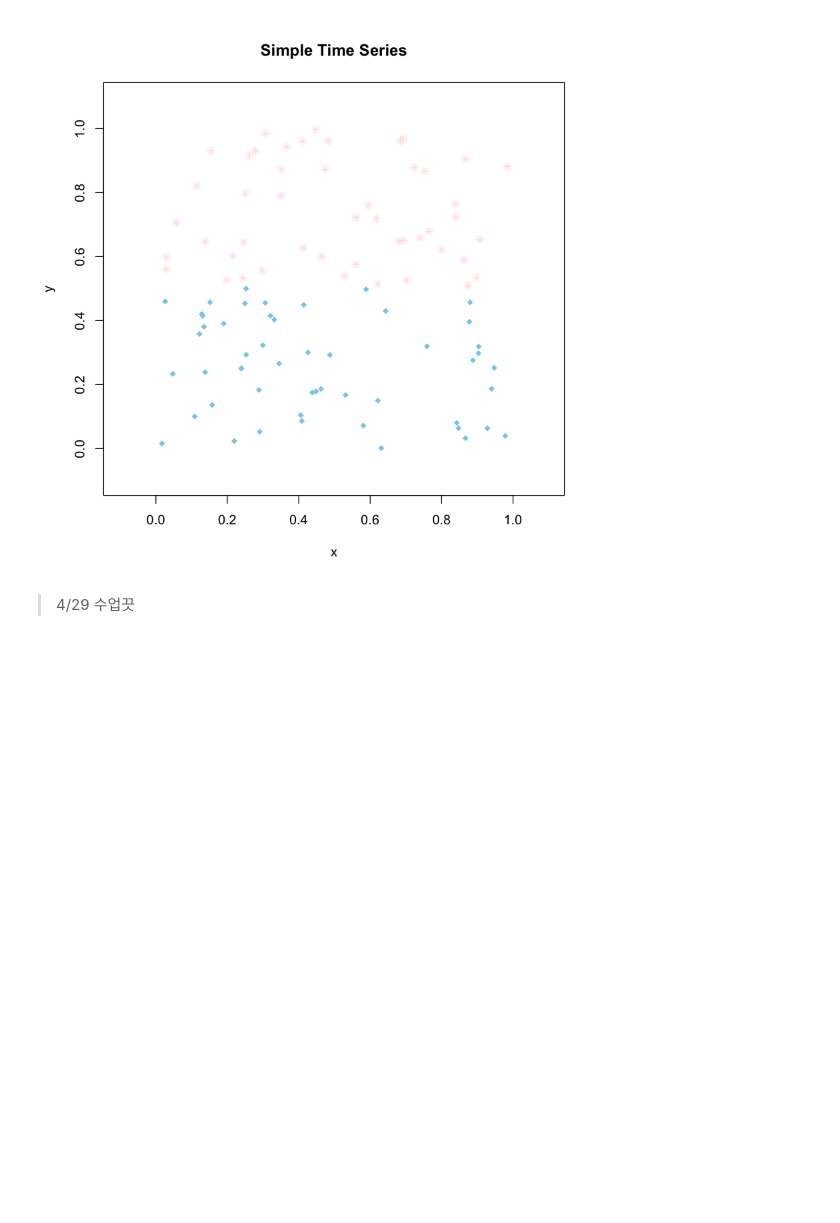
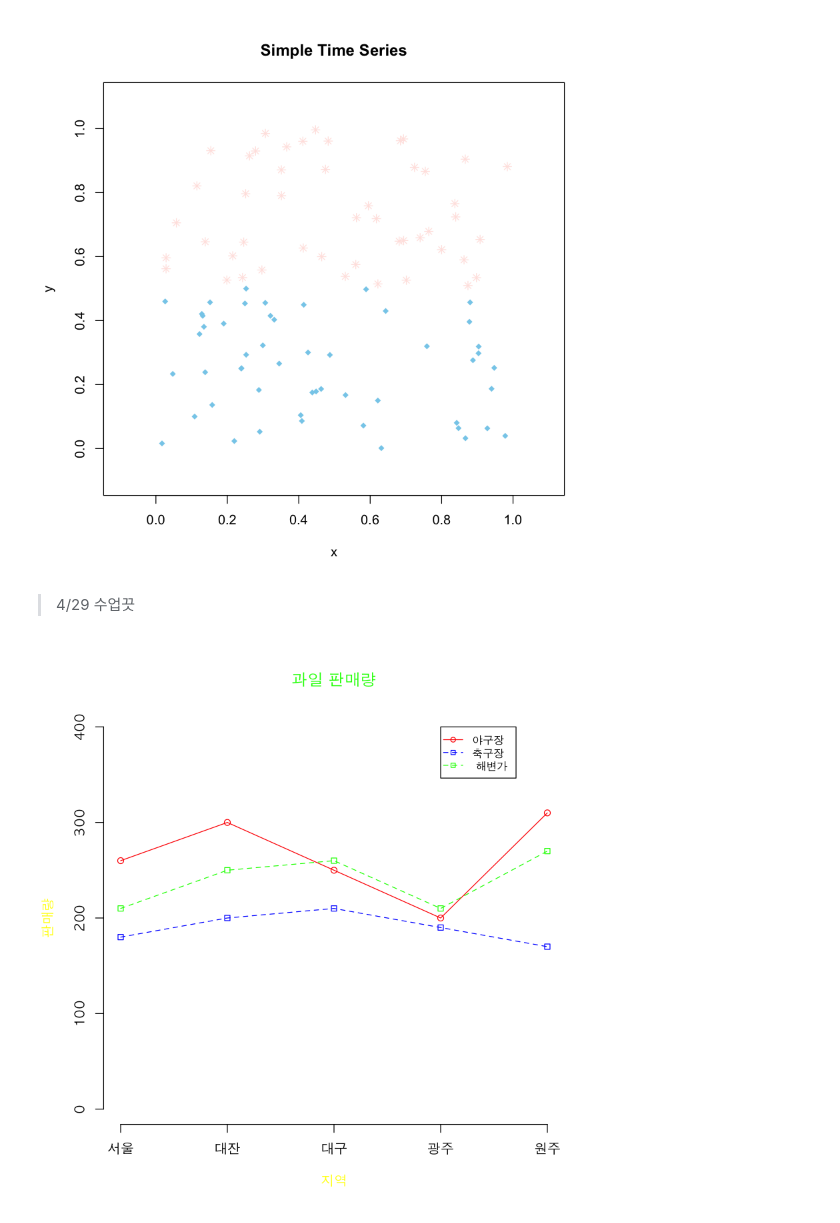
Before and after one commit to monargent0/TJRrrClass, a Jupyter notebook: 09. 데이터시각화.ipynb, the cells around one changed output. Cells and saved outputs as stored; diff of their text form; code cells hidden in the pictures; blank space fills up the shorter version.

```diff
--- a/09. 데이터시각화.ipynb
+++ b/09. 데이터시각화.ipynb
@@ -201,3 +201,65 @@ plot(x,
 [figure]
 # %% [markdown]
 > 4/29 수업끗
+# %%
+# 3종류 dataset의 선 그래프
+abc <- c(260, 300, 250, 200, 310)
+def <- c(180, 200, 210, 190, 170)
+ghi <- c(210, 250, 260, 210, 270)
+
+# 기본 선그래프는 축이 안 그려져서, plot을 통해 기본 베이스를 깔아준다
+par(family = 'AppleGothic')
+plot(
+    abc,
+    type = "o",
+    col = "red",
+    ylim = c(0, 400),
+    axes = F, # x, y 좌표 Frame 제거
+    ann = F, # x, y의 label 제거
+)
+
+# x축과 x축의 라벨을 설정
+axis(1, at=1:5, lab = c('서울', '대잔', '대구', '광주', '원주')) #(방향, 범위, 라벨명)
+
+# y축과 y축의 라벨을 설정
+axis(2, ylim = c(0,400))
+
+# main title 지정
+title(main = "과일 판매량" , col.main = "green")
+
+# x 축 title(label) 지정
+title(xlab = "지역" , col.lab = "yellow")
+
+# y 축 title(label) 지정
+title(y = "판매량" , col.lab = "yellow")
+## 한번에
+#title(main = 'rhkdlf', x='tets', y='test', col.main = 'blue', col.lab=c('yellow','green'))
+
+# 선그리기 함수로 def 그리기
+
+lines(def,
+    type="o", #overlap
+    pch = 22, # 사각형
+    col = "blue",
+    lty = 2
+)
+
+# 선그리기 함수로 ghi그리기
+lines(ghi,
+    type= 'o',
+    pch= 22,
+    col = 'green',
+    lty = 2,
+)
+
+# 범례
+legend(4, 400, # x, y 좌표값
+    c('야구장', '축구장', ' 해변가'),
+    col= c('red', 'blue', 'green'),
+    pch = c(21,22,22),
+    lty = c(1,2,2),
+    cex = 0.8, # 크기조절 R에서 기본값 1
+
+)
+# %% [output]
+[figure, added]
```
Also changed, not shown: parts of 29 cells of this notebook.
